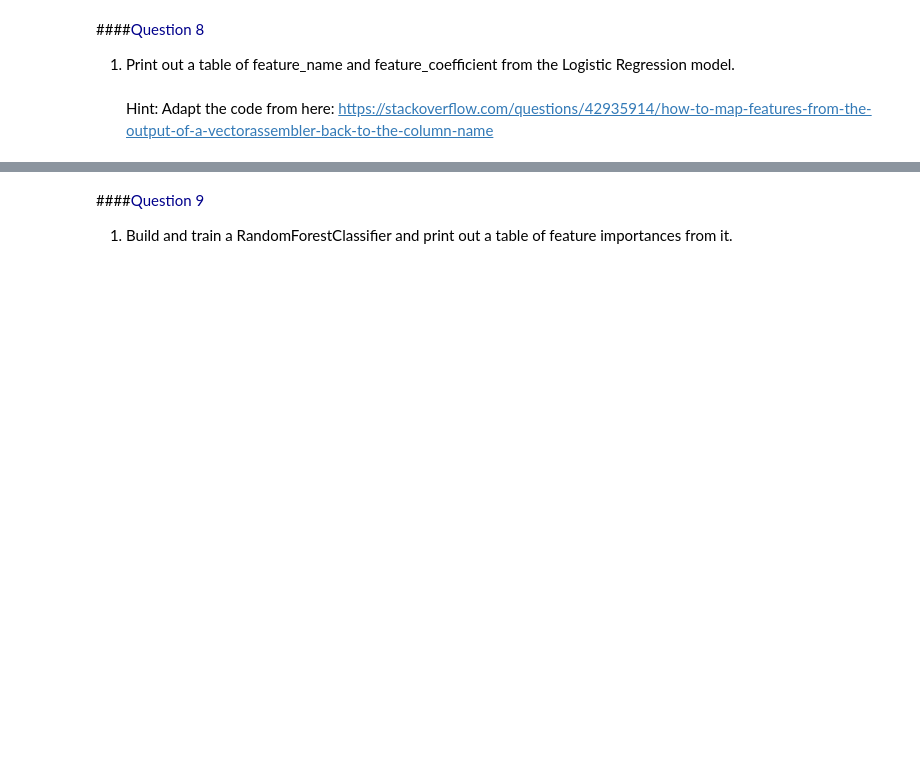
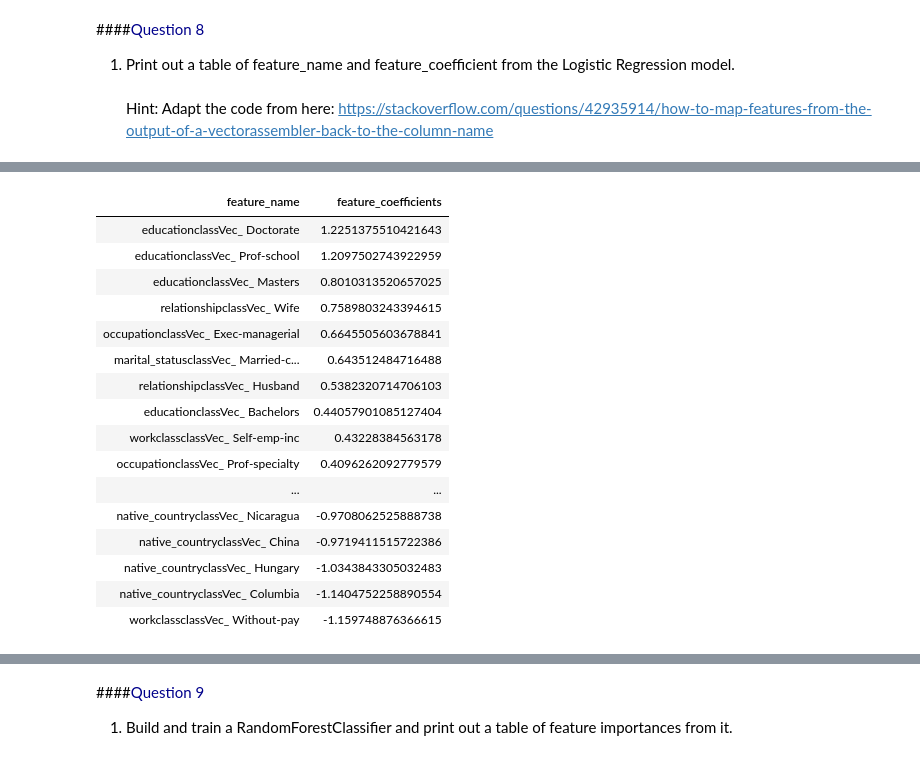
Before and after one commit to forheart81/Data-Science, a Jupyter notebook: Spark DF, SQL, ML Exercise.ipynb, the cells around one changed output, grey strips where cells are left out. Cells and saved outputs as stored; diff of their text form; code cells hidden in the pictures; blank space fills up the shorter version.

```diff
--- a/Spark DF, SQL, ML Exercise.ipynb
+++ b/Spark DF, SQL, ML Exercise.ipynb
@@ -638,5 +654,5 @@ attrs = sorted(
 
 lrCvFeatureCoefficient = pd.DataFrame([(name, lrCvModel.bestModel.coefficients[idx]) for idx, name in attrs],columns=['feature_name','feature_coefficients'])
 
-print(lrCvFeatureCoefficient.sort_values(by=['feature_coefficients'], ascending=False))
+display(lrCvFeatureCoefficient.sort_values(by=['feature_coefficients'], ascending=False))
 # %% [output]
@@ -644,3 +659,20 @@ print(lrCvFeatureCoefficient.sort_values(by=['feature_coefficients'], ascending=
+| feature_name | feature_coefficients |
+| educationclassVec_ Doctorate | 1.2251375510421643 |
+| educationclassVec_ Prof-school | 1.2097502743922959 |
+| educationclassVec_ Masters | 0.8010313520657025 |
+| relationshipclassVec_ Wife | 0.7589803243394615 |
+| occupationclassVec_ Exec-managerial | 0.6645505603678841 |
+| marital_statusclassVec_ Married-c... | 0.643512484716488 |
+| relationshipclassVec_ Husband | 0.5382320714706103 |
+| educationclassVec_ Bachelors | 0.44057901085127404 |
+| workclassclassVec_ Self-emp-inc | 0.43228384563178 |
+| occupationclassVec_ Prof-specialty | 0.4096262092779579 |
+| ... | ... |
+| native_countryclassVec_ Nicaragua | -0.9708062525888738 |
+| native_countryclassVec_ China | -0.9719411515722386 |
+| native_countryclassVec_ Hungary | -1.0343843305032483 |
+| native_countryclassVec_ Columbia | -1.1404752258890554 |
+| workclassclassVec_ Without-pay | -1.159748876366615 |
 # %%
 gbCvFeatureImportance = pd.DataFrame([(name, gbCvModel.bestModel.featureImportances[idx]) for idx, name in attrs],columns=['feature_name','feature_importance'])
 
```
Also changed, not shown: parts of 4 cells of this notebook.
